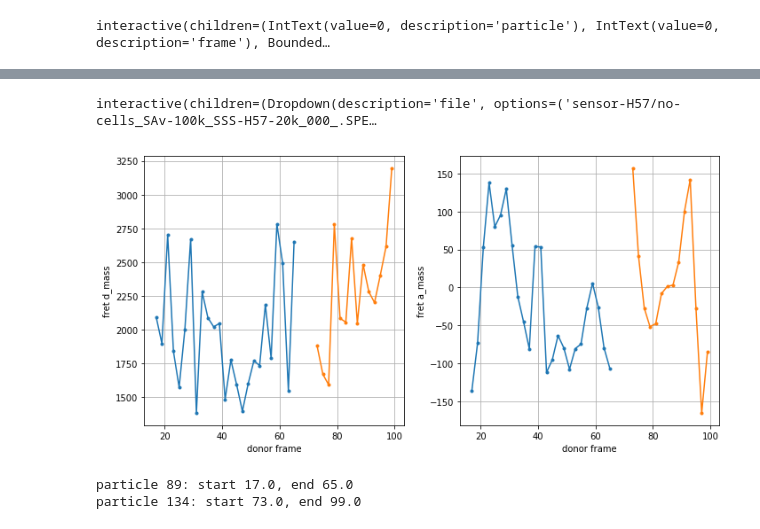
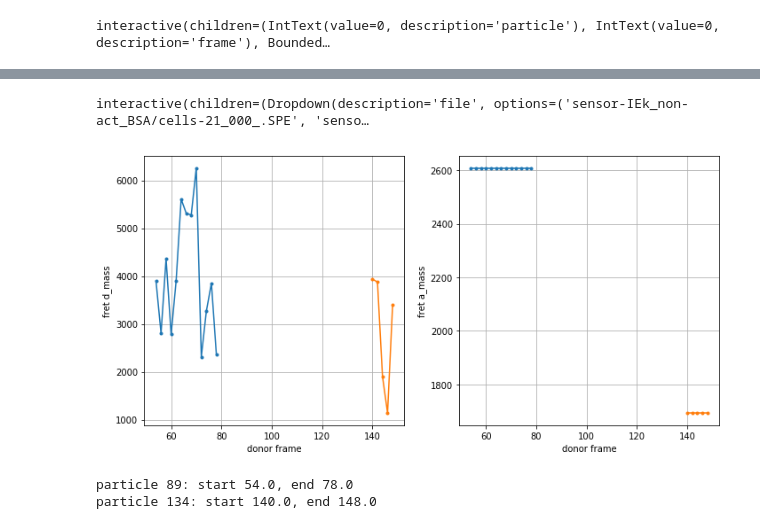
Before and after one commit to schuetzgroup/fret-analysis, a Jupyter notebook: notebooks/Inspect.ipynb, the cells around one changed output, grey strips where cells are left out. Drawn from its saved outputs; the diff is of its cells as text; code cells hidden in the pictures.

```diff
--- a/notebooks/Inspect.ipynb
+++ b/notebooks/Inspect.ipynb
@@ -16,4 +17,4 @@ Using sdt-python version 13.0.dev
 # %%
-insp = Inspector(data_dir="data")
+insp = Inspector()
 # %%
 %matplotlib inline
@@ -31,15 +32,15 @@ insp.raw_features("sn", 4)
 # %%
-%matplotlib notebook
-insp.show_all_tracks("sn")
+%matplotlib inline
+insp.show_all_tracks("sensor IEk non-act BSA cells")
 # %% [output]
-interactive(children=(Dropdown(description='file', options=('sensor-H57/no-cells_SAv-100k_SSS-H57-20k_000_.SPE…
+interactive(children=(Dropdown(description='file', options=('sensor-IEk_non-act_BSA/cells-21_000_.SPE', 'senso…
 # %%
 ps = [89, 134]
 
 %matplotlib inline
-insp.plot_tracks("sn", ps, [(("donor", "frame"), ("fret", "d_mass")),
+insp.plot_tracks("sensor IEk non-act BSA cells", ps, [(("donor", "frame"), ("fret", "d_mass")),
                             (("donor", "frame"), ("fret", "a_mass"))])
 # %% [output]
-[figure, old version]
+[figure, new version]
-particle 89: start 17.0, end 65.0
-particle 134: start 73.0, end 99.0
+particle 89: start 54.0, end 78.0
+particle 134: start 140.0, end 148.0
```
Also changed, not shown: parts of 6 cells of this notebook, 7 other files.
